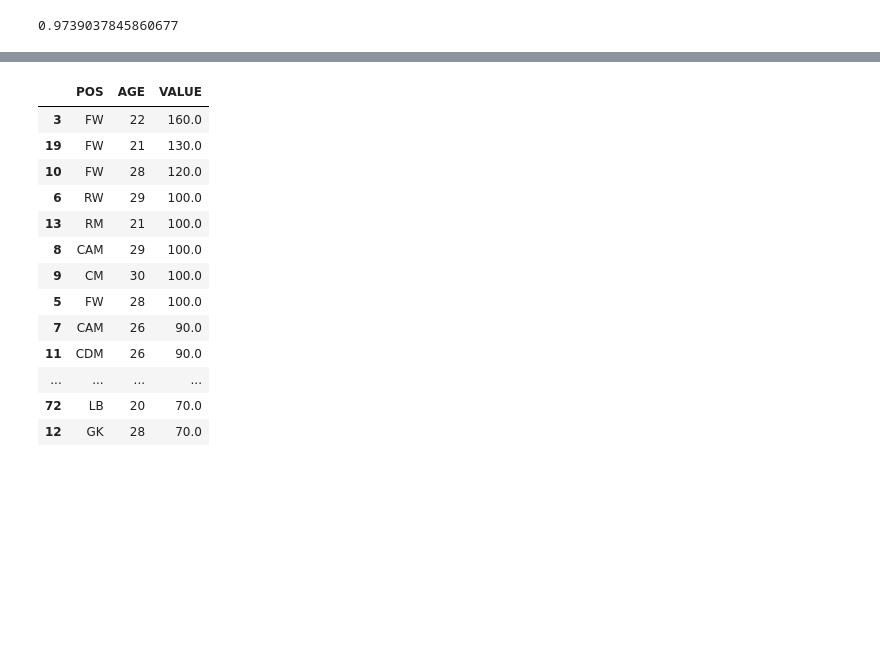
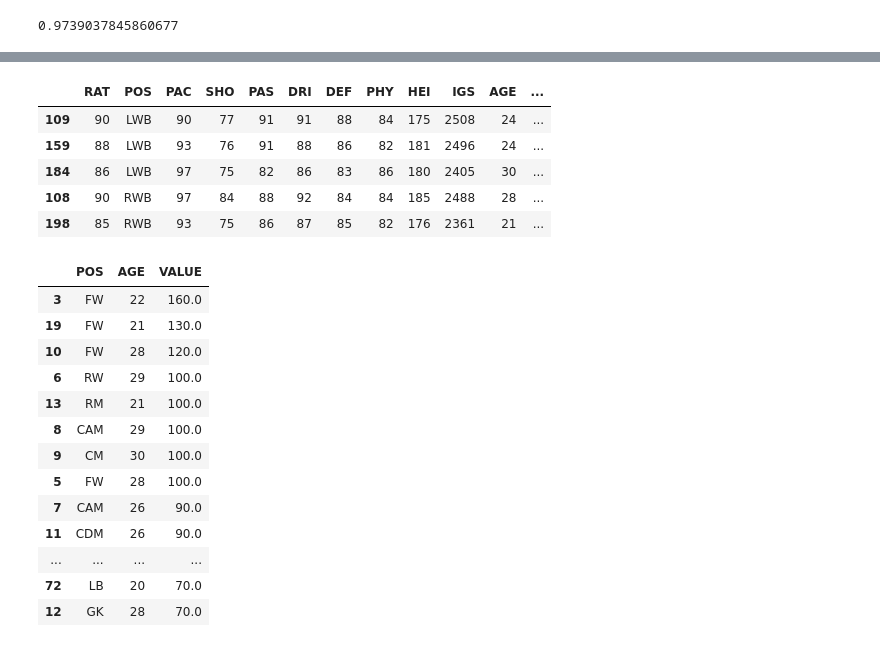
Before and after one commit to dhleeone/Football-Players-Value-Prediction, a Jupyter notebook: Linear Regression.ipynb, the cells around one changed output, grey strips where cells are left out. Drawn from its saved outputs; the diff is of its cells as text; code cells hidden in the pictures; blank space fills up the shorter version.

```diff
--- a/Linear Regression.ipynb
+++ b/Linear Regression.ipynb
@@ -9,17 +9,15 @@ from sklearn.linear_model import LinearRegression
 from sklearn.model_selection import train_test_split
 from sklearn.metrics import mean_squared_error, r2_score
 # %%
-#공격수 선형회귀
-fifa_data = pd.read_excel('fifa_data.xlsx')
+fifa_data = pd.read210712_excel('fifa_data.xlsx')
 fifa_data2=fifa_data[fifa_data["VALUE"]>=1]
 fifa_data2
 fifa_data2=fifa_data2.drop(["NAME","NATION","TEAM"],axis=1)
 fw_data1=fifa_data2[fifa_data2["POS"]=="LW"]
 fw_data2=fifa_data2[fifa_data2["POS"]=="RW"]
 fw_data3=fifa_data2[fifa_data2["POS"]=="FW"]
-#[PAC속도 SHO슈팅 DRI드리블 PHY피지컬]+키+나이
 FW_data=pd.concat([fw_data1,fw_data2,fw_data3])
-FW_data2=FW_data.drop(["RAT","PAS","DEF","IGS"],axis=1)
+FW_data2=FW_data.drop(["RAT","PAS","DEF",],axis=1)
 X=FW_data2.drop(["POS",'VALUE'], axis = 1)
 y =FW_data2.VALUE
 X_train, X_test, y_train, y_test = train_test_split(X, y ,random_state=15)
@@ -348,3 +192,12 @@ lr_model.score(X_train, y_train)
+# %%
+BDEF_data
+# %% [output]
+|  | RAT | POS | PAC | SHO | PAS | DRI | DEF | PHY | HEI | IGS | AGE | ... |
+| 109 | 90 | LWB | 90 | 77 | 91 | 91 | 88 | 84 | 175 | 2508 | 24 | ... |
+| 159 | 88 | LWB | 93 | 76 | 91 | 88 | 86 | 82 | 181 | 2496 | 24 | ... |
+| 184 | 86 | LWB | 97 | 75 | 82 | 86 | 83 | 86 | 180 | 2405 | 30 | ... |
+| 108 | 90 | RWB | 97 | 84 | 88 | 92 | 84 | 84 | 185 | 2488 | 28 | ... |
+| 198 | 85 | RWB | 93 | 75 | 86 | 87 | 85 | 82 | 176 | 2361 | 21 | ... |
 # %%
 fifa_data2
 fifa_data3=fifa_data2.drop(["DEF","RAT","PAC","SHO","PAS","DRI","PHY","HEI","IGS"],axis=1)
```
Also changed, not shown: parts of 39 cells of this notebook.
